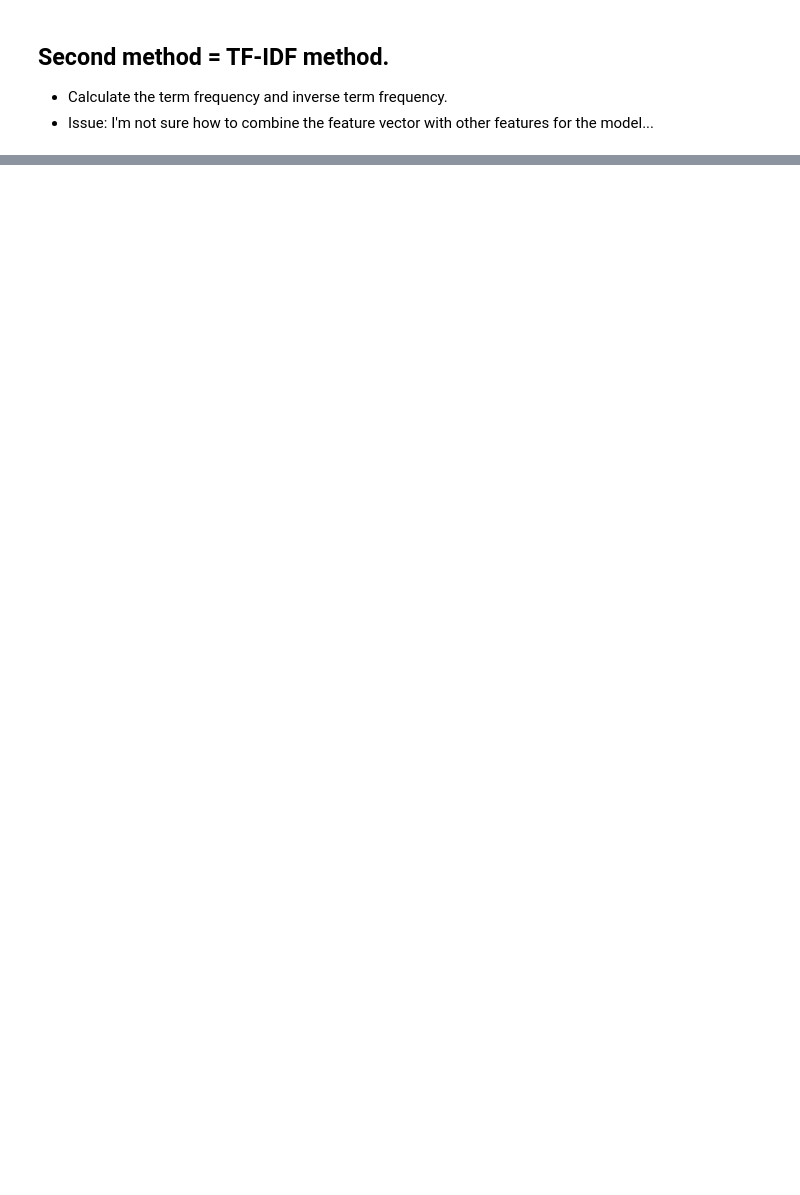
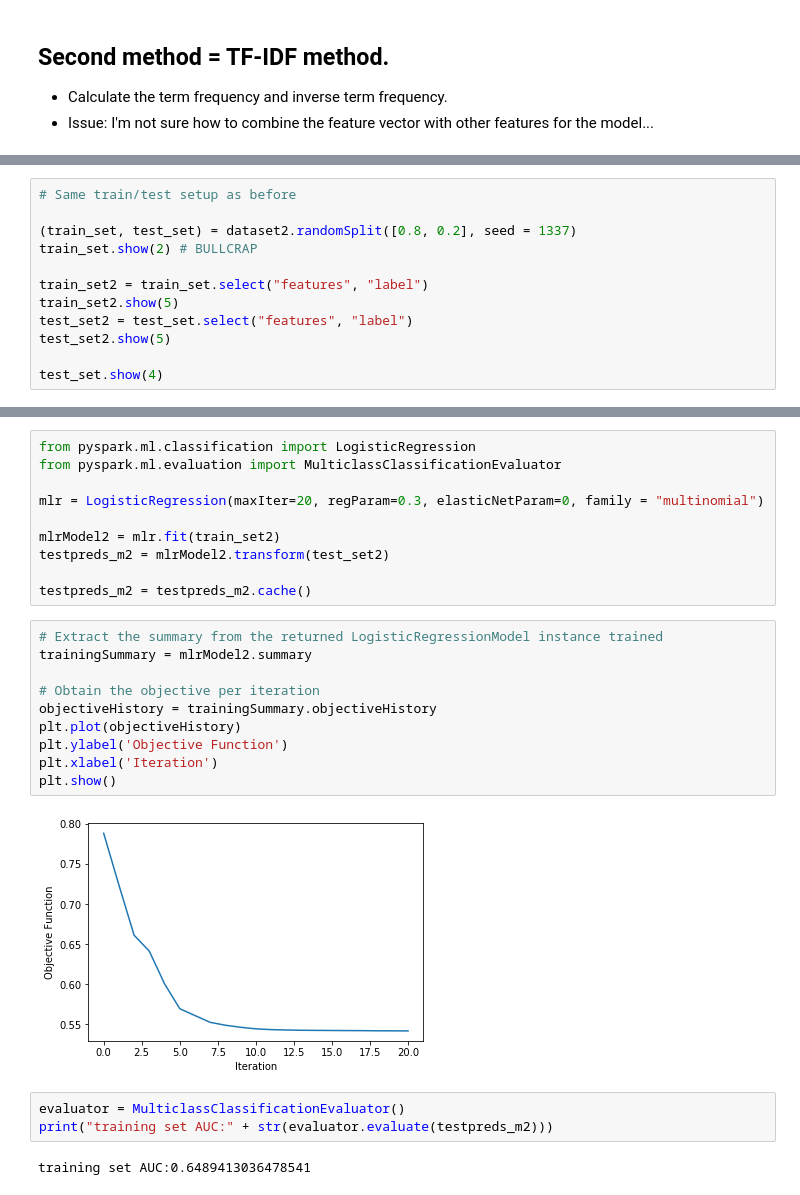
Before and after one commit to DrewPritchard/BigData_PSTAT235, a Jupyter notebook: rentalPrice_georgia.ipynb, the cells around one changed output, grey strips where cells are left out. Drawn from its saved outputs; the diff is of its cells as text; blank space fills up the shorter version.

```diff
--- a/rentalPrice_georgia.ipynb
+++ b/rentalPrice_georgia.ipynb
@@ -1007,0 +729,12 @@ train_data_rdd.take(3)
+# %%
+# Same train/test setup as before
+
+(train_set, test_set) = dataset2.randomSplit([0.8, 0.2], seed = 1337)
+train_set.show(2) # BULLCRAP
+
+train_set2 = train_set.select("features", "label")
+train_set2.show(5)
+test_set2 = test_set.select("features", "label")
+test_set2.show(5)
+
+test_set.show(4)
@@ -1007,0 +777,27 @@ train_data_rdd.take(3)
+# %%
+from pyspark.ml.classification import LogisticRegression
+from pyspark.ml.evaluation import MulticlassClassificationEvaluator
+
+mlr = LogisticRegression(maxIter=20, regParam=0.3, elasticNetParam=0, family = "multinomial")
+
+mlrModel2 = mlr.fit(train_set2)
+testpreds_m2 = mlrModel2.transform(test_set2)
+
+testpreds_m2 = testpreds_m2.cache()
+# %%
+# Extract the summary from the returned LogisticRegressionModel instance trained
+trainingSummary = mlrModel2.summary
+
+# Obtain the objective per iteration
+objectiveHistory = trainingSummary.objectiveHistory
+plt.plot(objectiveHistory)
+plt.ylabel('Objective Function')
+plt.xlabel('Iteration')
+plt.show()
+# %% [output]
+[figure, added]
+# %%
+evaluator = MulticlassClassificationEvaluator()
+print("training set AUC:" + str(evaluator.evaluate(testpreds_m2)))
+# %% [output]
+training set AUC:0.6489413036478541
```
Also changed, not shown: parts of 86 cells of this notebook, 1 other file.
